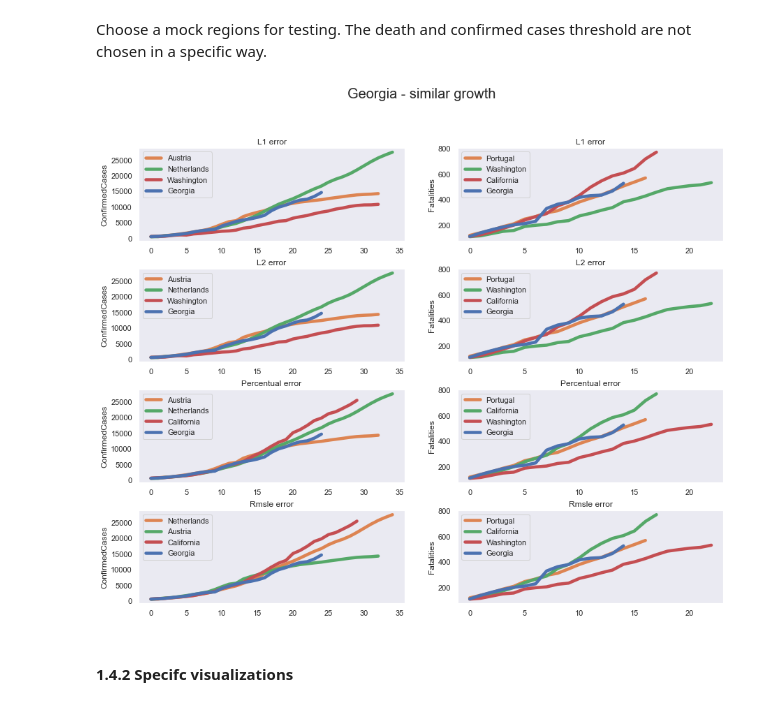
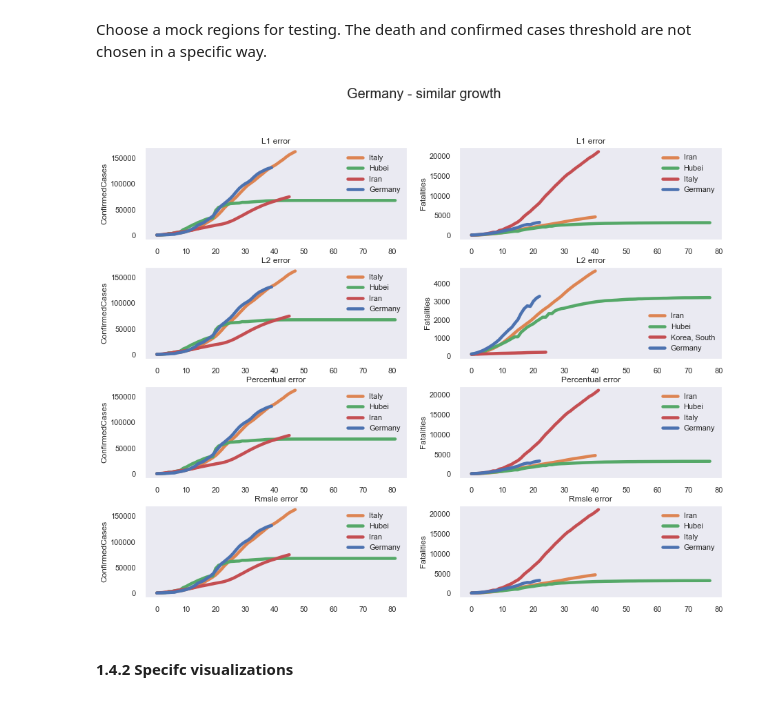
Before and after one commit to rdbch/COVID-19-Forecast, a Jupyter notebook: notebooks/Untitled.ipynb, the cells around one changed output. Cells and saved outputs as stored; diff of their text form; code cells hidden in the pictures.

Commit message:
play around with new data, fount it irrelevant

```diff
--- a/notebooks/Untitled.ipynb
+++ b/notebooks/Untitled.ipynb
@@ -257,9 +266,9 @@ def test_metrics(trainData, sourceCountry, alignThreshConf, alignThreshDead):
 # %% [markdown]
 Choose a mock regions for testing. The death and confirmed cases threshold are not chosen in a specific way.
 # %%
-test_metrics(trainData, 'Georgia', 500, 100)
+test_metrics(trainData, 'Germany', 500, 100)
 # %% [output]
-[figure, old version]
+[figure, new version]
 # %% [markdown]
 #### 1.4.2 Specifc visualizations
 # %%
```
Also changed, not shown: parts of 16 cells of this notebook, 1 other file.
